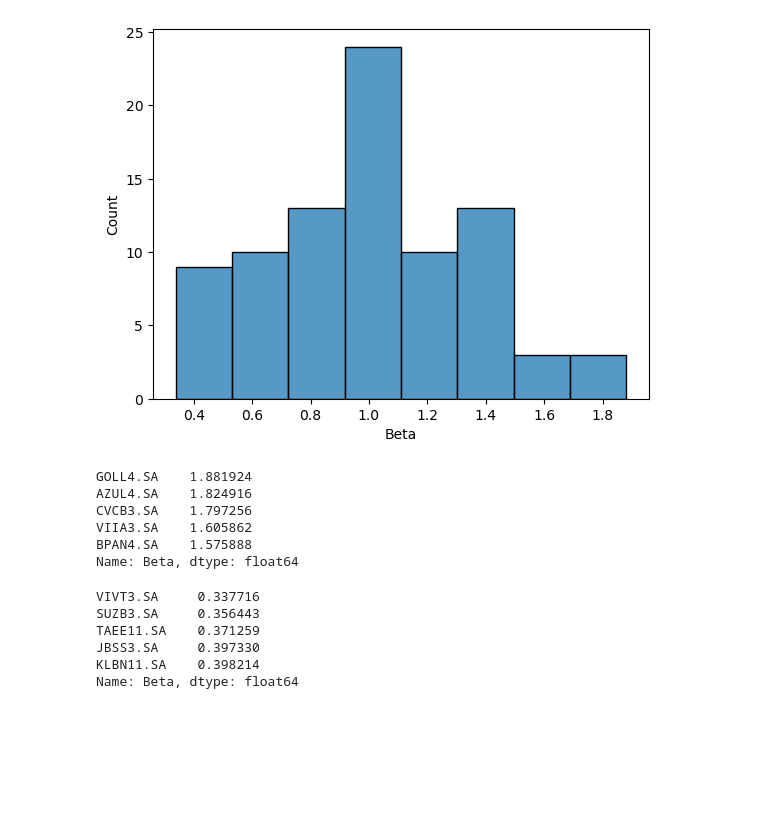
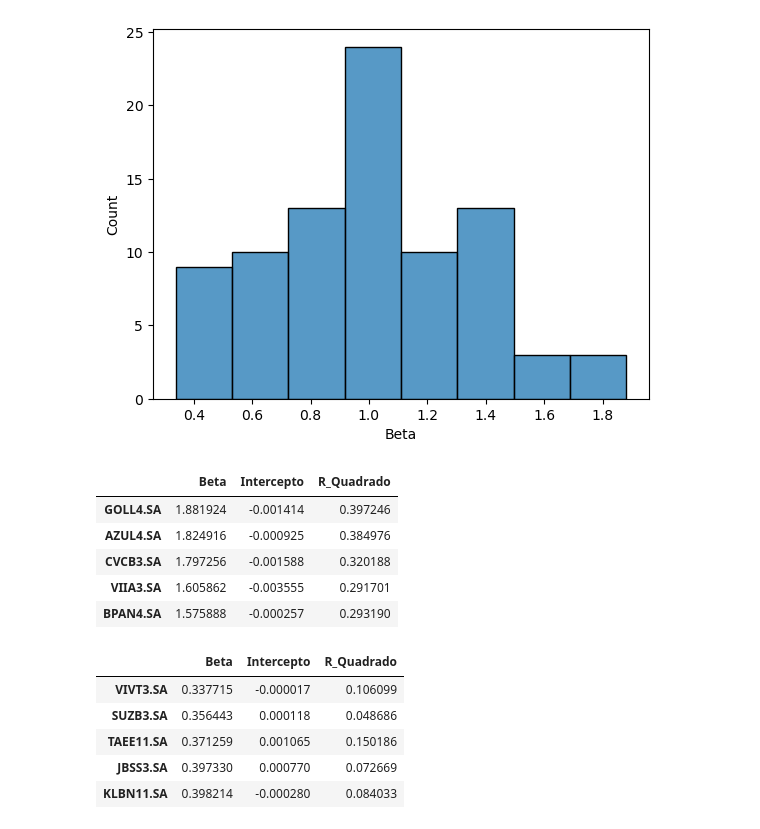
Before and after one commit to brunokuntze/Betas-ibovespa, a Jupyter notebook: Beta.ipynb, the cells around one changed output. Saved outputs shown, nothing was run; the diff lists cells and outputs as text; code cells hidden in the pictures; blank space fills up the shorter version.

```diff
--- a/Beta.ipynb
+++ b/Beta.ipynb
@@ -183,18 +183,18 @@ plt.show()
 [figure]
 # %%
 # Visualizando maiores e menores betas
-display(regressoes['Beta'].nlargest(5))
-display(regressoes['Beta'].nsmallest(5))
+display(regressoes.nlargest(5,'Beta'))
+display(regressoes.nsmallest(5,'Beta'))
 # %% [output]
-GOLL4.SA    1.881924
-AZUL4.SA    1.824916
-CVCB3.SA    1.797256
-VIIA3.SA    1.605862
-BPAN4.SA    1.575888
-Name: Beta, dtype: float64
-VIVT3.SA     0.337716
-SUZB3.SA     0.356443
-TAEE11.SA    0.371259
-JBSS3.SA     0.397330
-KLBN11.SA    0.398214
-Name: Beta, dtype: float64
+|  | Beta | Intercepto | R_Quadrado |
+| GOLL4.SA | 1.881924 | -0.001414 | 0.397246 |
+| AZUL4.SA | 1.824916 | -0.000925 | 0.384976 |
+| CVCB3.SA | 1.797256 | -0.001588 | 0.320188 |
+| VIIA3.SA | 1.605862 | -0.003555 | 0.291701 |
+| BPAN4.SA | 1.575888 | -0.000257 | 0.293190 |
+|  | Beta | Intercepto | R_Quadrado |
+| VIVT3.SA | 0.337715 | -0.000017 | 0.106099 |
+| SUZB3.SA | 0.356443 | 0.000118 | 0.048686 |
+| TAEE11.SA | 0.371259 | 0.001065 | 0.150186 |
+| JBSS3.SA | 0.397330 | 0.000770 | 0.072669 |
+| KLBN11.SA | 0.398214 | -0.000280 | 0.084033 |
```
Also changed, not shown: parts of 8 cells of this notebook.
